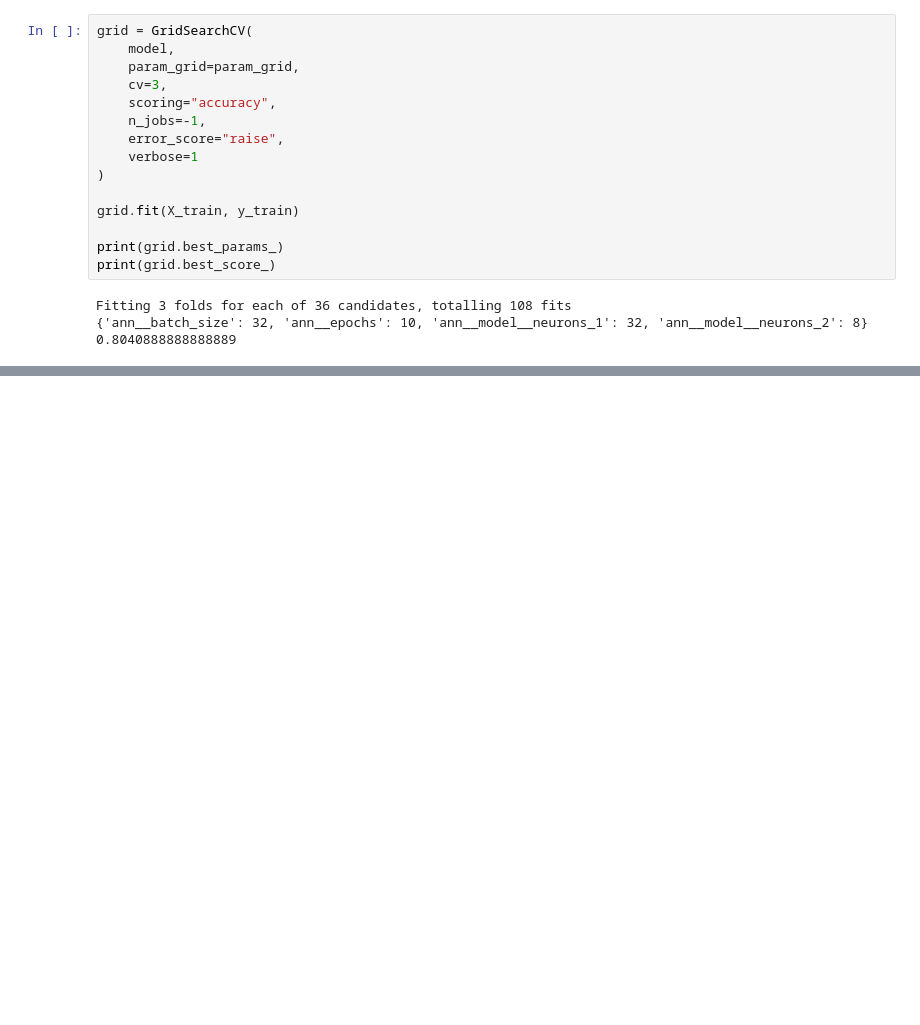
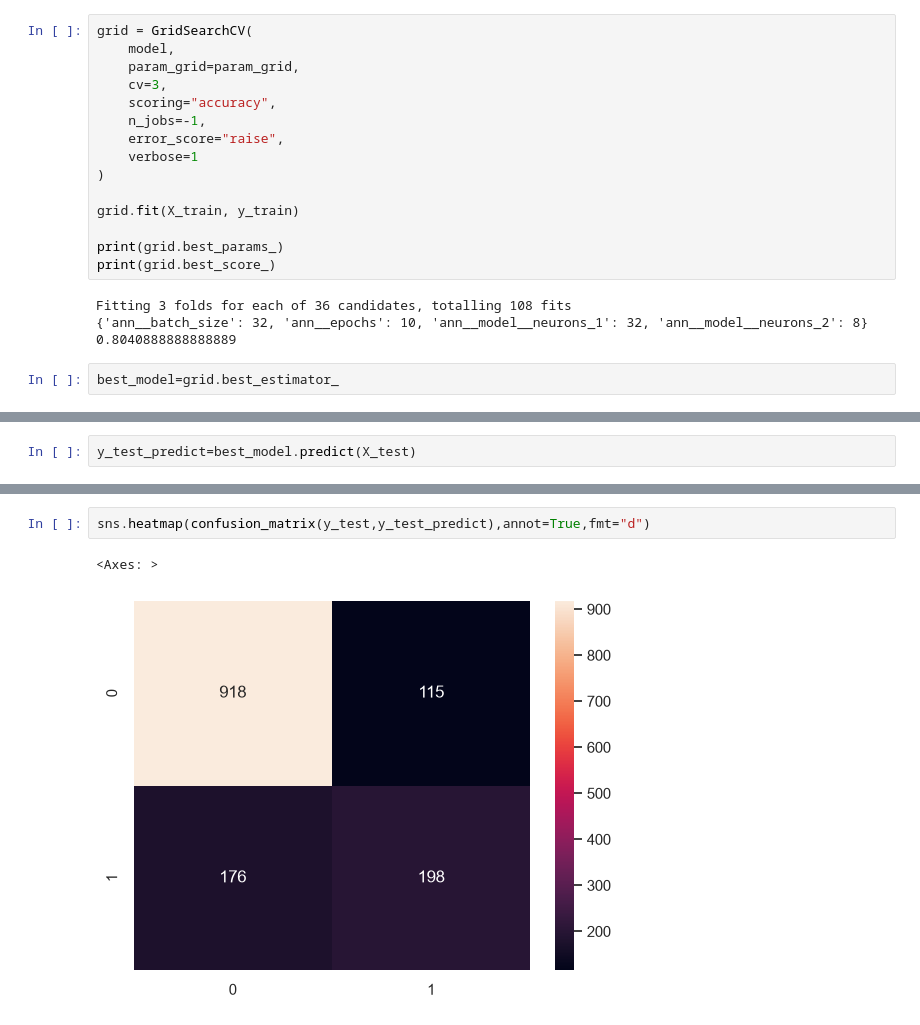
Before and after one commit to aashour06/Customer-Churn-Prediction, a Jupyter notebook: notebooks/ann.ipynb, the cells around one changed output, grey strips where cells are left out. Drawn from its saved outputs; the diff is of its cells as text; blank space fills up the shorter version.

```diff
--- a/notebooks/ann.ipynb
+++ b/notebooks/ann.ipynb
@@ -265,3 +266,5 @@ print(grid.best_score_)
 Fitting 3 folds for each of 36 candidates, totalling 108 fits
 {'ann__batch_size': 32, 'ann__epochs': 10, 'ann__model__neurons_1': 32, 'ann__model__neurons_2': 8}
 0.8040888888888889
+# %%
+best_model=grid.best_estimator_
@@ -267,0 +273,2 @@ Fitting 3 folds for each of 36 candidates, totalling 108 fits
+# %%
+y_test_predict=best_model.predict(X_test)
@@ -267,0 +307,5 @@ Fitting 3 folds for each of 36 candidates, totalling 108 fits
+# %%
+sns.heatmap(confusion_matrix(y_test,y_test_predict),annot=True,fmt="d")
+# %% [output]
+<Axes: >
+[figure, added]
```
Also changed, not shown: parts of 7 cells of this notebook.
